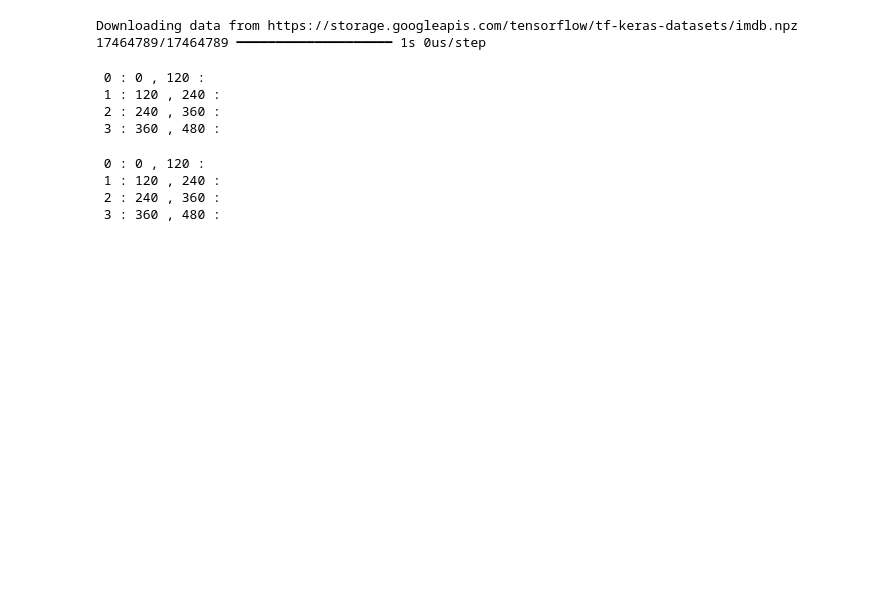
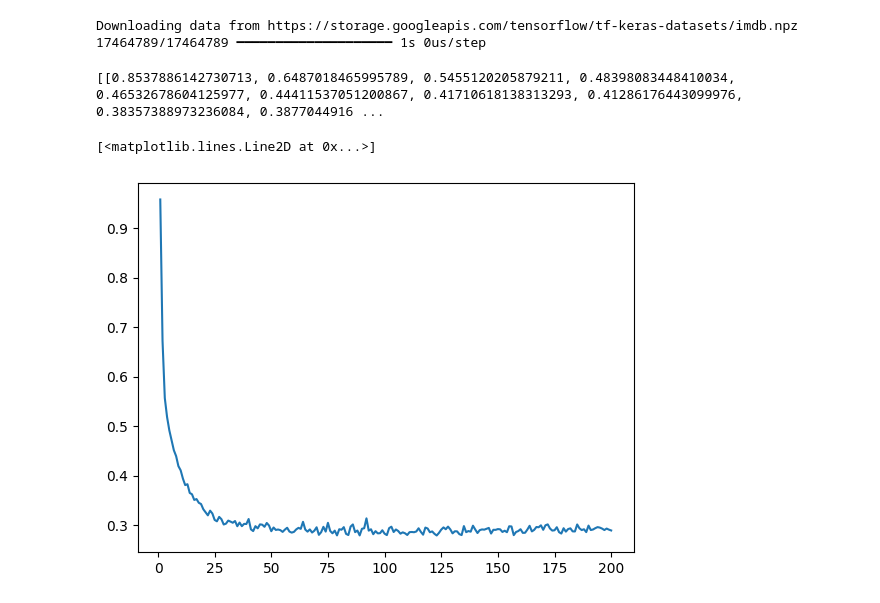
Before and after one commit to bartlomiejandruchow/AI, a Jupyter notebook: IMDB.ipynb, the cells around one changed output. Saved outputs shown, nothing was run; the diff lists cells and outputs as text; code cells hidden in the pictures; blank space fills up the shorter version.

```diff
--- a/IMDB.ipynb
+++ b/IMDB.ipynb
@@ -110,10 +125,15 @@ y_test = test_labels / 100000
 # |+++++|+++++|-----|+++++|
 # |+++++|+++++|+++++|-----|
 
+# 0 : 0 , 120 :
+# 1 : 120 , 240 :
+# 2 : 240 , 360 :
+# 3 : 360 , 480 :
 
 k = 4
-num_epochs = 50
+num_epochs = 200 #50
 all_scores = []
+all_mea_histories = []
 
 num_val_samples = len(train_data) // k
 
@@ -122,41 +142,34 @@ for i in range(k):
   fold_y_val = y_train[i * num_val_samples : (i+1) * num_val_samples]
 
   fold_x_train = np.concatenate([x_train[:i*num_val_samples], x_train[(i+1)*num_val_samples:]], axis=0,)
+  fold_y_train = np.concatenate([y_train[:i*num_val_samples], y_train[(i+1)*num_val_samples:]], axis=0,)
 
+  model = get_model()
+
+  history = model.fit(
+      fold_x_train,
+      fold_y_train,
+      validation_data = (fold_x_val, fold_y_val),
+      epochs = num_epochs,
+      batch_size = 16,
+      verbose = 0
+  )
+  #scores = model.evaluate(fold_x_val, fold_y_val, verbose = 0)
+  #val_loss, val_mae = scores
+  #all_scores.append(val_mae)
+
+  mea_history = history.history['val_mean_absolute_error']
+  all_mea_histories.append(mea_history)
 
   #print(f" {i} : {i*num_val_samples} , {(i+1)*num_val_samples} :")
-# %% [output]
- 0 : 0 , 120 :
- 1 : 120 , 240 :
- 2 : 240 , 360 :
- 3 : 360 , 480 :
-# %%
-# |-----|+++++|+++++|+++++|
-# |+++++|-----|+++++|+++++|
-# |+++++|+++++|-----|+++++|
-# |+++++|+++++|+++++|-----|
-
-# 0 : 0 , 120 :
-# 1 : 120 , 240 :
-# 2 : 240 , 360 :
-# 3 : 360 , 480 :
-
-k = 4
-num_epochs = 50
-all_scores = []
-
-num_val_samples = len(train_data) // k
-
-for i in range(k):
-  fold_x_val = x_train[i * num_val_samples : (i+1) * num_val_samples]
-  fold_y_val = y_train[i * num_val_samples : (i+1) * num_val_samples]
-
-  fold_x_train = np.concatenate([x_train[:i*num_val_samples], x_train[(i+1)*num_val_samples:]], axis=0,)
-
-
-  #print(f" {i} : {i*num_val_samples} , {(i+1)*num_val_samples} :")
-# %% [output]
- 0 : 0 , 120 :
- 1 : 120 , 240 :
- 2 : 240 , 360 :
- 3 : 360 , 480 :
+# %%
+print(all_mea_histories)
+
+average_mae_history = [np.mean([x[i] for x in all_mea_histories]) for i in range(num_epochs)]
+epochs = range(1, len(average_mae_history)+1)
+
+plt.plot(epochs, average_mae_history)
+# %% [output]
+[[0.8537886142730713, 0.6487018465995789, 0.5455120205879211, 0.48398083448410034, 0.46532678604125977, 0.44411537051200867, 0.41710618138313293, 0.41286176443099976, 0.38357388973236084, 0.3877044916 ...
+[<matplotlib.lines.Line2D at 0x...>]
+[figure, added]
```
Also changed, not shown: parts of 2 cells of this notebook.
